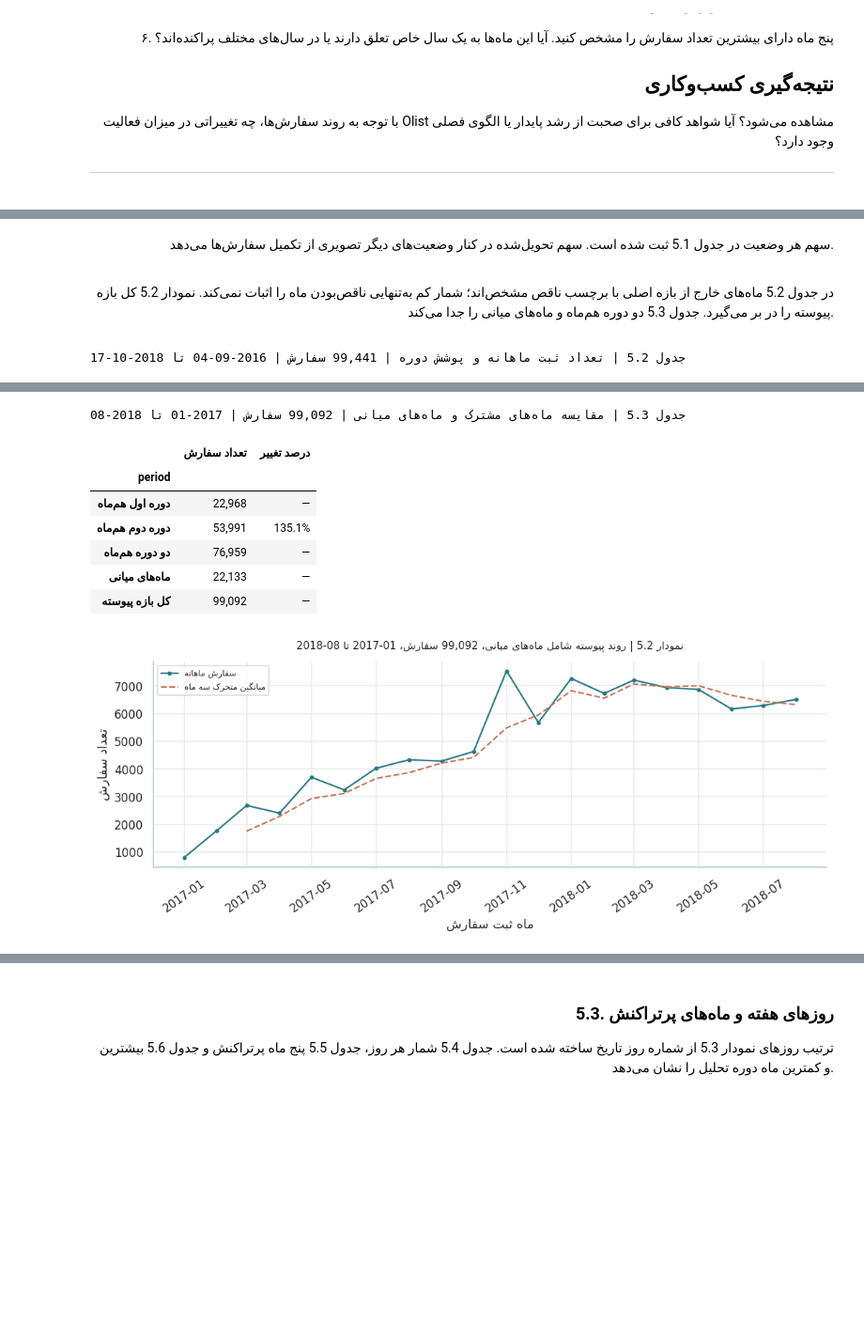
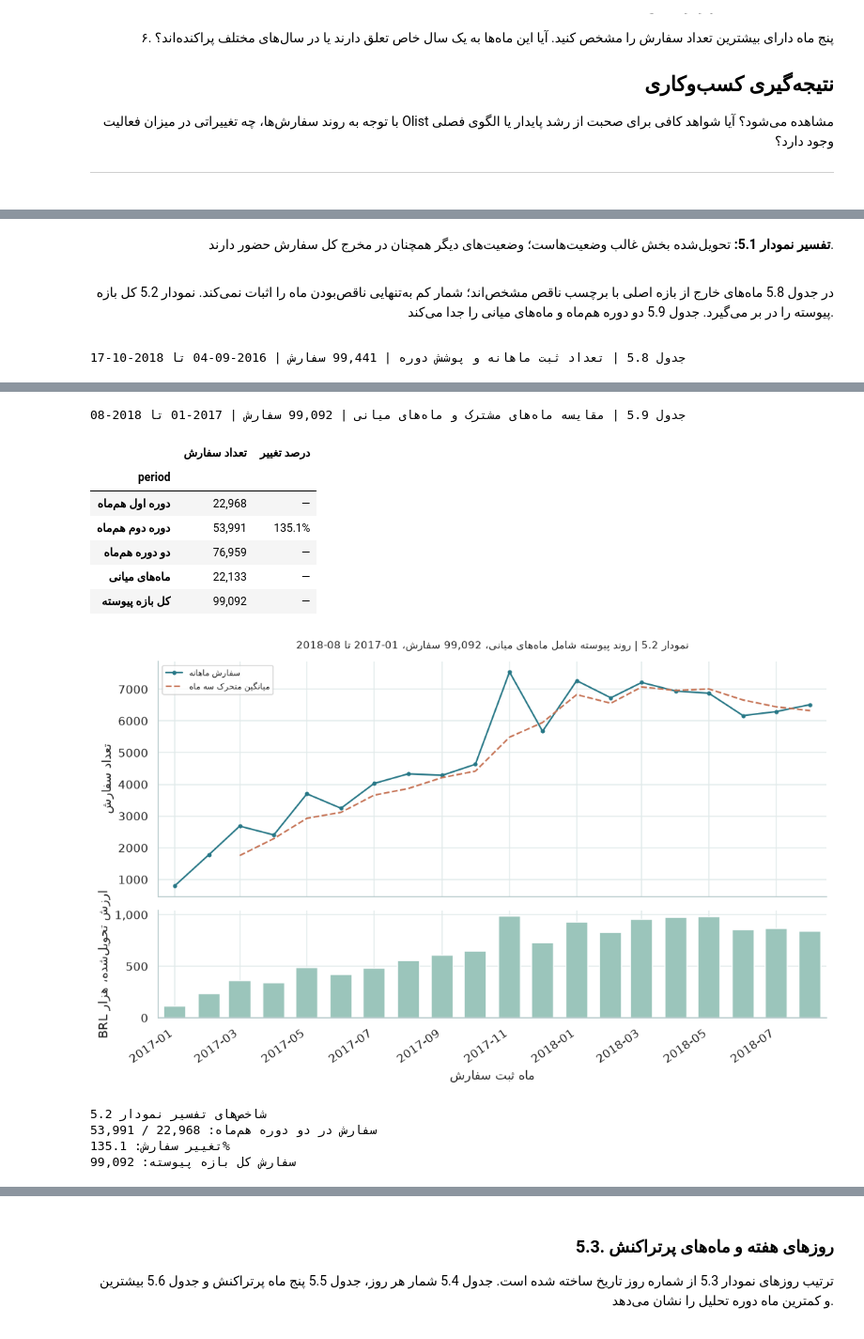
Before and after one commit to arashdevelopermind/olist-pro, a Jupyter notebook: olist_analysis.ipynb, the cells around one changed output, grey strips where cells are left out. Shown at 94% size. Drawn from its saved outputs; the diff is of its cells as text; code cells hidden in the pictures; blank space fills up the shorter version.

```diff
--- a/olist_analysis.ipynb
+++ b/olist_analysis.ipynb
@@ -161,6 +169,26 @@ def show_table(number, title, frame, formats=None, labels=None, sample=None, per
     assert out.columns.is_unique, number
     caption = f'جدول {number} | {title} | {sample} | {period or ORDER_PERIOD}'
     display(RTLTable(caption, out))
+
+
+
+class MetricBlock:
+    def __init__(self, number, rows):
+        self.number, self.rows = number, rows
+
+    def __repr__(self):
+        return f'شاخص‌های تفسیر {self.number}\n' + '\n'.join(f'{label}: {value}' for label, value in self.rows)
+
+    def _repr_html_(self):
+        rows = ''.join(f'<li>{escape(label)}: <bdi dir="ltr"><strong>{escape(value)}</strong></bdi></li>'
+                       for label, value in self.rows)
+        return (f'<div dir="rtl" style="text-align:right;border-right:3px solid #458d92;'
+                f'padding:0.4em 1em;background:#f4f9f8"><strong>شاخص‌های تفسیر {escape(self.number)}</strong>'
+                f'<ul style="margin:0.4em 0">{rows}</ul></div>')
+
+
+def show_metrics(number, rows):
+    display(MetricBlock(number, rows))
 
 
 def heading(ax, number, title, period=None):
@@ -641,13 +657,13 @@ complete()
 # %% [markdown]
 <div dir="rtl" align="right" style="text-align: right;">
 
-سهم هر وضعیت در جدول 5.1 ثبت شده است. سهم تحویل‌شده در کنار وضعیت‌های دیگر تصویری از تکمیل سفارش‌ها می‌دهد.
+**تفسیر نمودار 5.1:** تحویل‌شده بخش غالب وضعیت‌هاست؛ وضعیت‌های دیگر همچنان در مخرج کل سفارش حضور دارند.
 
 </div>
 # %% [markdown]
 <div dir="rtl" align="right" style="text-align: right;">
 
-در جدول 5.2 ماه‌های خارج از بازه اصلی با برچسب ناقص مشخص‌اند؛ شمار کم به‌تنهایی ناقص‌بودن ماه را اثبات نمی‌کند. نمودار 5.2 کل بازه پیوسته را در بر می‌گیرد. جدول 5.3 دو دوره هم‌ماه و ماه‌های میانی را جدا می‌کند.
+در جدول 5.8 ماه‌های خارج از بازه اصلی با برچسب ناقص مشخص‌اند؛ شمار کم به‌تنهایی ناقص‌بودن ماه را اثبات نمی‌کند. نمودار 5.2 کل بازه پیوسته را در بر می‌گیرد. جدول 5.9 دو دوره هم‌ماه و ماه‌های میانی را جدا می‌کند.
 
 </div>
 # %%
@@ -656,7 +672,7 @@ monthly_all = monthly_observed.reindex(pd.period_range(monthly_observed.index.mi
 monthly = monthly_all.rename_axis('month').to_frame('orders')
 monthly['scope'] = np.where((monthly.index >= START.to_period('M')) & (monthly.index < END.to_period('M')),
                             'بازه تحلیل', 'ناقص')
-show_table('5.2', 'تعداد ثبت ماهانه و پوشش دوره', monthly, labels={'orders':'تعداد سفارش','scope':'پوشش'}, sample=f'{len(orders):,} سفارش', period=ORDER_PERIOD)
+show_table('5.8', 'تعداد ثبت ماهانه و پوشش دوره', monthly, labels={'orders':'تعداد سفارش','scope':'پوشش'}, sample=f'{len(orders):,} سفارش', period=ORDER_PERIOD)
 core_monthly = monthly_all.loc[(monthly_all.index >= START.to_period('M')) & (monthly_all.index < END.to_period('M'))]
 orders_2017 = int(core_monthly.loc['2017-01':'2017-08'].sum())
 orders_2018 = int(core_monthly.loc['2018-01':'2018-08'].sum())
@@ -666,42 +682,57 @@ period_orders = pd.DataFrame({'period':['دوره اول هم‌ماه','دور
                               'orders':[orders_2017,orders_2018,orders_2017+orders_2018,mid_orders,int(core_monthly.sum())],
                               'growth_pct':[np.nan,order_growth,np.nan,np.nan,np.nan]}).set_index('period')
 assert orders_2017 + orders_2018 + mid_orders == int(core_monthly.sum())
-show_table('5.3','مقایسه ماه‌های مشترک و ماه‌های میانی',period_orders,{'growth_pct':'pct'},
+show_table('5.9','مقایسه ماه‌های مشترک و ماه‌های میانی',period_orders,{'growth_pct':'pct'},
       {'orders':'تعداد سفارش','growth_pct':'تغییر نسبت به دوره نخست'}, sample=f'{int(core_monthly.sum()):,} سفارش', period=TREND_PERIOD)
-fig,ax=plt.subplots(figsize=(10,4.2))
-ax.plot(core_monthly.index.to_timestamp(),core_monthly.values,marker='o',markersize=3,color='#287887',label=fa('سفارش ماهانه'))
-ax.plot(core_monthly.index.to_timestamp(),core_monthly.rolling(3).mean().values,ls='--',color='#c67355',label=fa('میانگین متحرک سه ماه'))
+core_monthly_value = (del_items.loc[del_items.order_purchase_timestamp.ge(START) &
+    del_items.order_purchase_timestamp.lt(END)].groupby('purchase_month').price.sum()
+    .reindex(core_monthly.index, fill_value=0))
+fig,(ax,ax2)=plt.subplots(2,1,figsize=(10,6.2),sharex=True,gridspec_kw={'height_ratios':[2.2,1]})
+months=core_monthly.index.to_timestamp()
+ax.set_xlim(months.min()-pd.Timedelta(days=15),months.max()+pd.Timedelta(days=15))
+ax.plot(months,core_monthly.values,marker='o',markersize=3,color='#287887',label=fa('سفارش ماهانه'))
+ax.plot(months,core_monthly.rolling(3).mean().values,ls='--',color='#c67355',label=fa('میانگین متحرک سه ماه'))
 heading(ax,'5.2',f'روند پیوسته شامل ماه‌های میانی، {int(core_monthly.sum()):,} سفارش',TREND_PERIOD)
-axes_labels(ax,'ماه ثبت سفارش','تعداد سفارش');ax.legend(fontsize=8);plt.xticks(rotation=35);complete()
+axes_labels(ax,'','تعداد سفارش');ax.legend(fontsize=8,loc='upper left')
+ax2.bar(months,core_monthly_value.values,width=20,color='#9bc5bb')
+axes_labels(ax2,'ماه ثبت سفارش','ارزش تحویل‌شده، هزار BRL')
+ax2.yaxis.set_major_formatter(FuncFormatter(lambda v,pos:f'{v/1000:,.0f}'))
+plt.setp(ax2.get_xticklabels(),rotation=35,ha='right');complete()
+
+show_metrics('نمودار 5.2', [('سفارش در دو دوره هم‌ماه',f'{orders_2017:,} / {orders_2018:,}'),('تغییر سفارش',f'{order_growth:.1f}%'),('سفارش کل بازه پیوسته',f'{int(core_monthly.sum()):,}')])
 # %% [output]
-جدول 5.2 | تعداد ثبت ماهانه و پوشش دوره | 99,441 سفارش | 2016-09-04 تا 2018-10-17
+جدول 5.8 | تعداد ثبت ماهانه و پوشش دوره | 99,441 سفارش | 2016-09-04 تا 2018-10-17
 |  | تعداد سفارش | پوشش |
 | month |  |  |
 | 2016-09 | 4 | ناقص |
 | 2016-10 | 324 | ناقص |
 | 2016-11 | 0 | ناقص |
 | 2016-12 | 1 | ناقص |
 | 2017-01 | 800 | بازه تحلیل |
 | 2017-02 | 1,780 | بازه تحلیل |
 | 2017-03 | 2,682 | بازه تحلیل |
 | 2017-04 | 2,404 | بازه تحلیل |
 | 2017-05 | 3,700 | بازه تحلیل |
 | 2017-06 | 3,245 | بازه تحلیل |
 | ... | ... | ... |
 | 2018-06 | 6,167 | بازه تحلیل |
 | 2018-07 | 6,292 | بازه تحلیل |
 | 2018-08 | 6,512 | بازه تحلیل |
 | 2018-09 | 16 | ناقص |
 | 2018-10 | 4 | ناقص |
-جدول 5.3 | مقایسه ماه‌های مشترک و ماه‌های میانی | 99,092 سفارش | 2017-01 تا 2018-08
+جدول 5.9 | مقایسه ماه‌های مشترک و ماه‌های میانی | 99,092 سفارش | 2017-01 تا 2018-08
 |  | تعداد سفارش | درصد تغییر |
 | period |  |  |
 | دوره اول هم‌ماه | 22,968 | — |
 | دوره دوم هم‌ماه | 53,991 | 135.1% |
 | دو دوره هم‌ماه | 76,959 | — |
 | ماه‌های میانی | 22,133 | — |
 | کل بازه پیوسته | 99,092 | — |
-[figure, old version]
+[figure, new version]
+شاخص‌های تفسیر نمودار 5.2
+سفارش در دو دوره هم‌ماه: 22,968 / 53,991
+تغییر سفارش: 135.1%
+سفارش کل بازه پیوسته: 99,092
 # %% [markdown]
 <div dir="rtl" align="right" style="text-align: right;">
 
```
Also changed, not shown: parts of 96 cells of this notebook, 1 other file.
